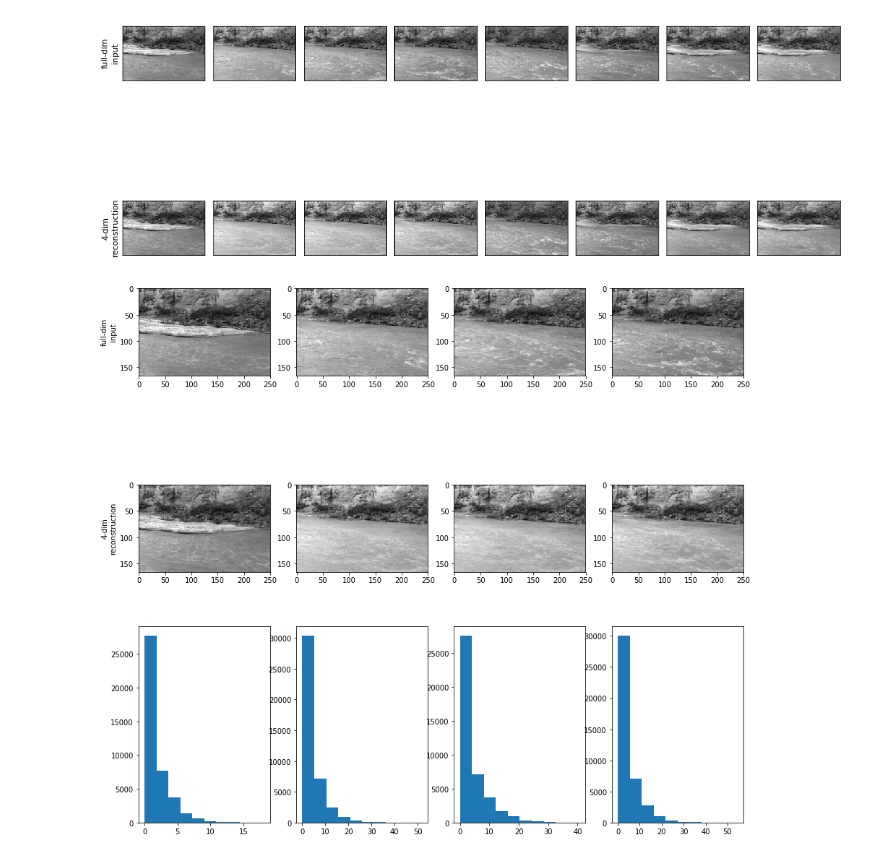
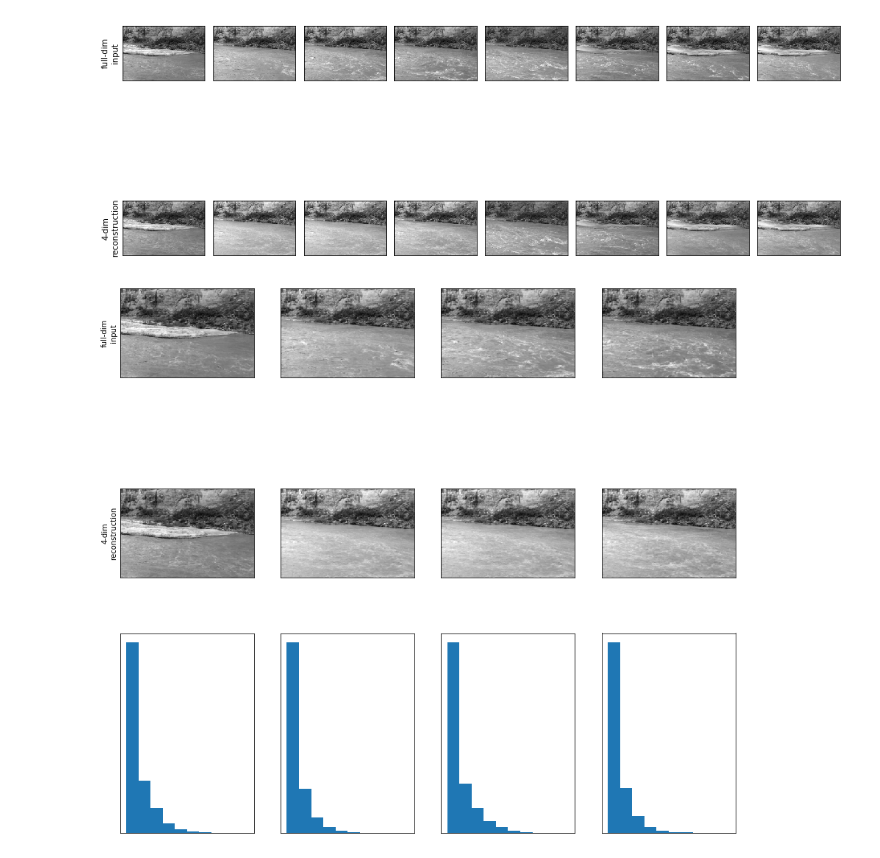
Before and after one commit to LearnImageSegmentationWithUnets/cdi_dl_workshop, a Jupyter notebook: Day1/1.5.feature_extraction.ipynb, the cells around one changed output. Saved outputs shown, nothing was run; the diff lists cells and outputs as text; code cells hidden in the pictures.

```diff
--- a/Day1/1.5.feature_extraction.ipynb
+++ b/Day1/1.5.feature_extraction.ipynb
@@ -417,14 +436,14 @@ ax[1, 0].set_ylabel(str(4)+'-dim\nreconstruction');
 [figure]
 # %%
 fig, ax = plt.subplots(3, 4, figsize=(15, 15),
-                       #subplot_kw={'xticks':[], 'yticks':[]},
+                       subplot_kw={'xticks':[], 'yticks':[]},
                        gridspec_kw=dict(hspace=0, wspace=0.2))
 for i in range(4):
     ax[0, i].imshow(images[i].reshape(nx, ny), cmap='gray')
     ax[1, i].imshow(projected[i].reshape(nx, ny), cmap='gray')
     ax[2, i].hist(np.abs(images[i].reshape(nx, ny) - projected[i].reshape(nx, ny)).flatten())
 
 ax[0, 0].set_ylabel('full-dim\ninput')
 ax[1, 0].set_ylabel('4-dim\nreconstruction');
 # %% [output]
-[figure, old version]
+[figure, new version]
```
Also changed, not shown: parts of 8 cells of this notebook, 1 other file.
